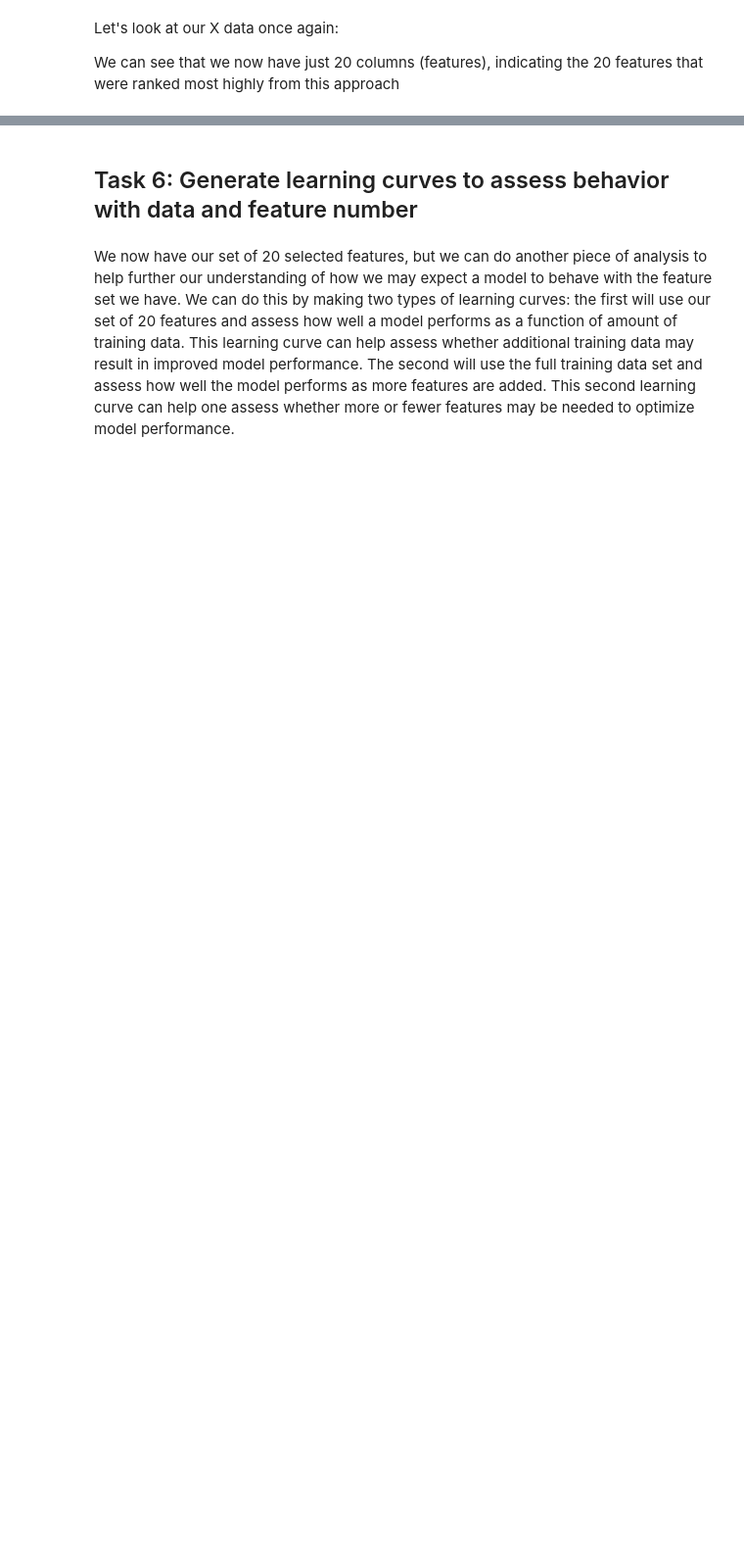
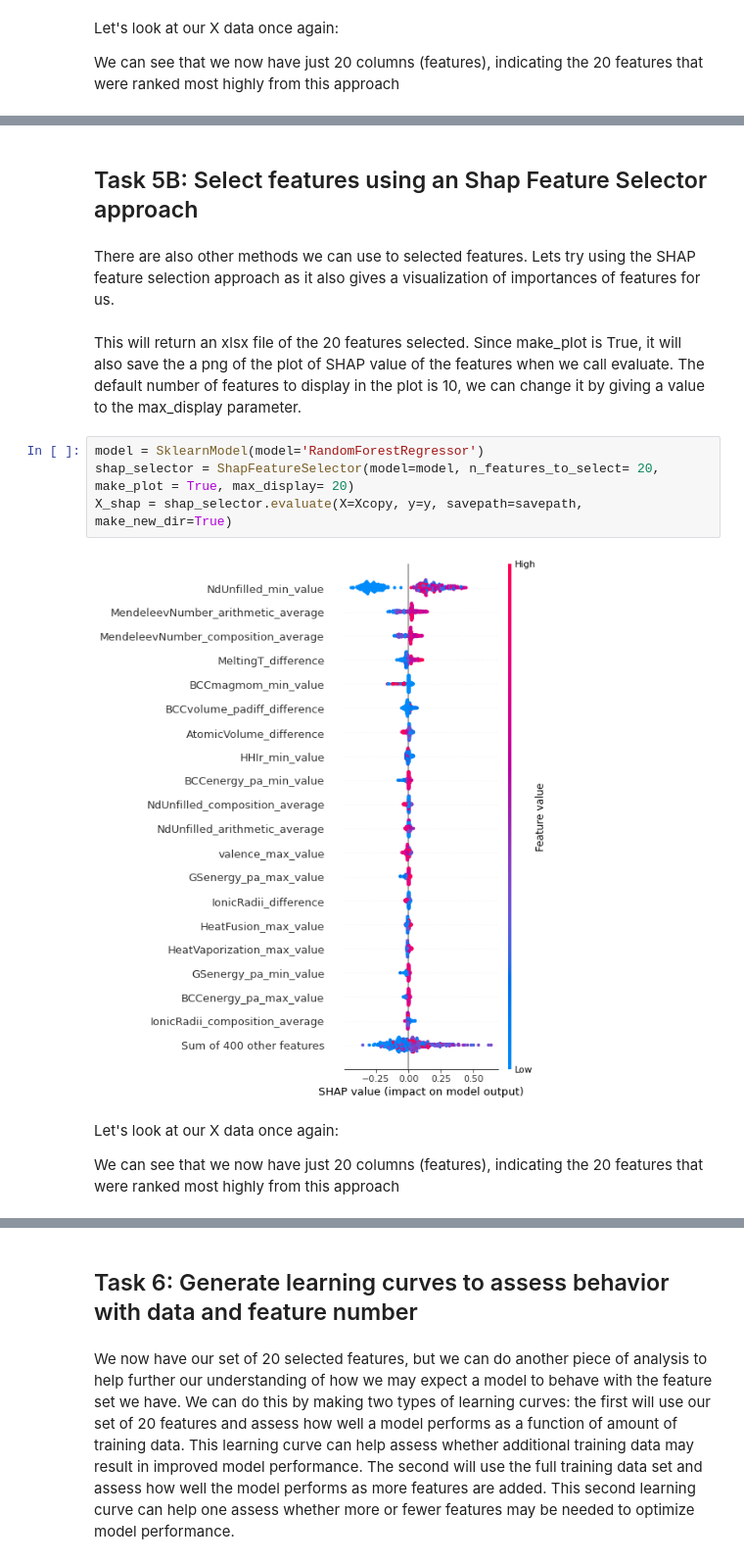
Before and after one commit to uw-cmg/MAST-ML, a Jupyter notebook: examples/MASTML_Tutorial_3_FeatureEngineering.ipynb, the cells around one changed output, grey strips where cells are left out. Shown at 98% size. Saved outputs shown, nothing was run; the diff lists cells and outputs as text; blank space fills up the shorter version.

```diff
--- a/examples/MASTML_Tutorial_3_FeatureEngineering.ipynb
+++ b/examples/MASTML_Tutorial_3_FeatureEngineering.ipynb
@@ -305 +319,17 @@ X
 408 rows × 20 columns
+# %% [markdown]
+## Task 5B: Select features using an Shap Feature Selector approach <a name="task5b"></a>
+# %% [markdown]
+There are also other methods we can use to selected features. Lets try using the SHAP feature selection approach as it also gives a visualization of importances of features for us.
+# %% [markdown]
+This will return an xlsx file of the 20 features selected. Since make_plot is True, it will also save the a png of the plot of SHAP value of the features when we call evaluate. The default number of features to display in the plot is 10, we can change it by giving a value to the max_display parameter.
+# %%
+model = SklearnModel(model='RandomForestRegressor')
+shap_selector = ShapFeatureSelector(model=model, n_features_to_select= 20, make_plot = True, max_display= 20)
+X_shap = shap_selector.evaluate(X=Xcopy, y=y, savepath=savepath, make_new_dir=True)
+# %% [output]
+[figure, added]
+# %% [markdown]
+Let's look at our X data once again:
+
+We can see that we now have just 20 columns (features), indicating the 20 features that were ranked most highly from this approach
```
Also changed, not shown: parts of 23 cells of this notebook.
